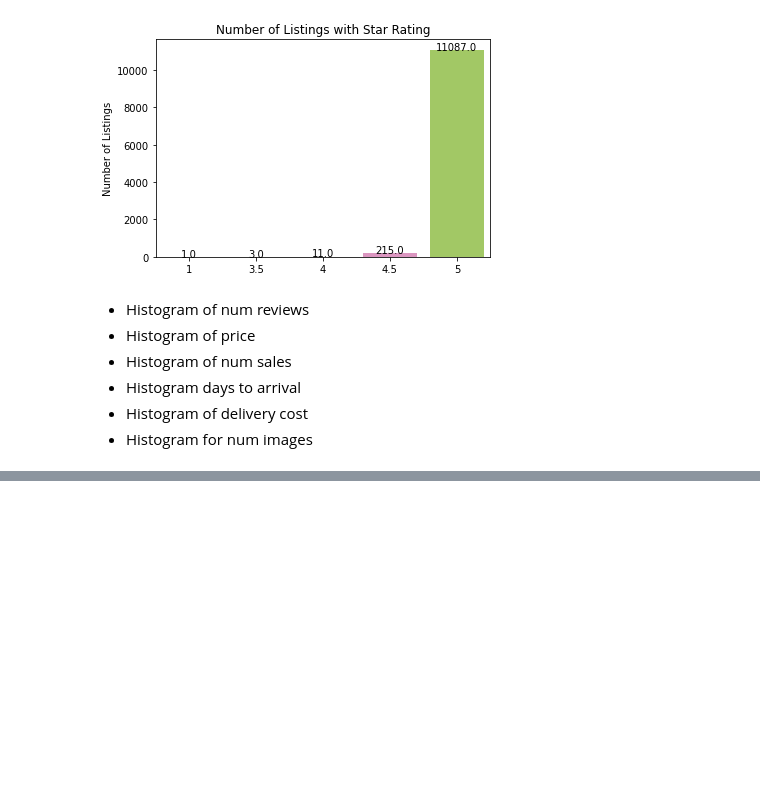
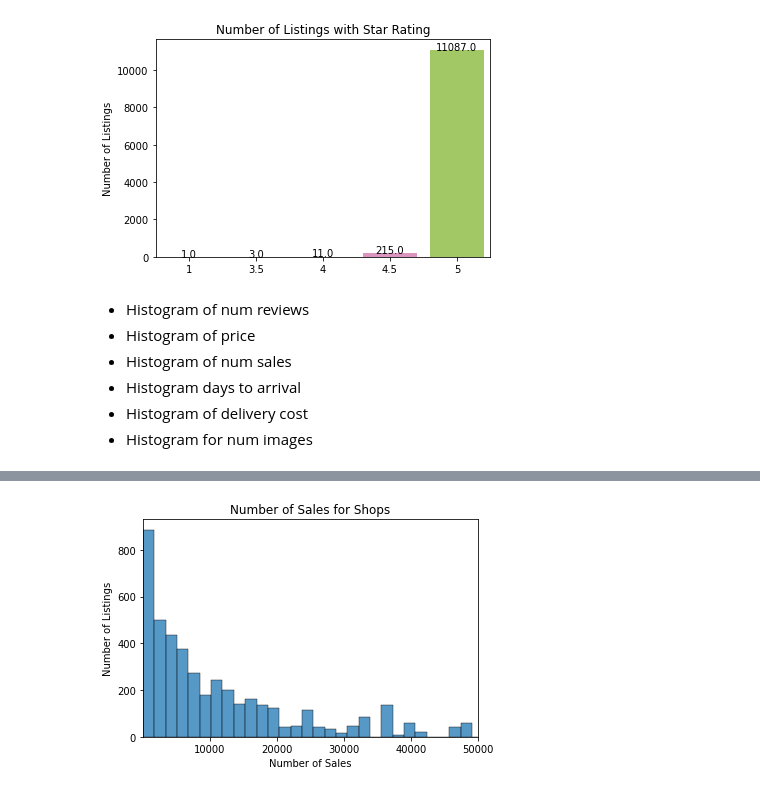
Before and after one commit to anastasiabizyayeva/Price_Etsymator, a Jupyter notebook: 01_EDA.ipynb, the cells around one changed output, grey strips where cells are left out. Drawn from its saved outputs; the diff is of its cells as text; code cells hidden in the pictures; blank space fills up the shorter version.

```diff
--- a/01_EDA.ipynb
+++ b/01_EDA.ipynb
@@ -346,0 +373,10 @@ plt.show()
+# %%
+df_sales = df.groupby('Num_Sales')['Description'].count()
+fig, ax = plt.subplots()
+
+plot_hist(data = df_sales, x = 'Num_Sales', title = 'Number of Sales for Shops', xlabel = 'Number of Sales')
+ax.set_xlim(1,50000)
+
+plt.show()
+# %% [output]
+[figure, added]
```
Also changed, not shown: parts of 9 cells of this notebook.
